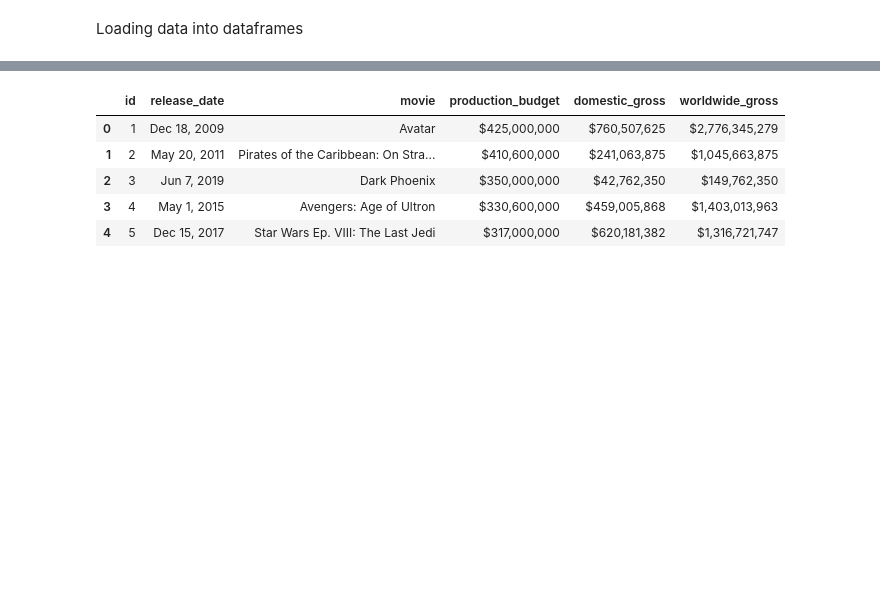
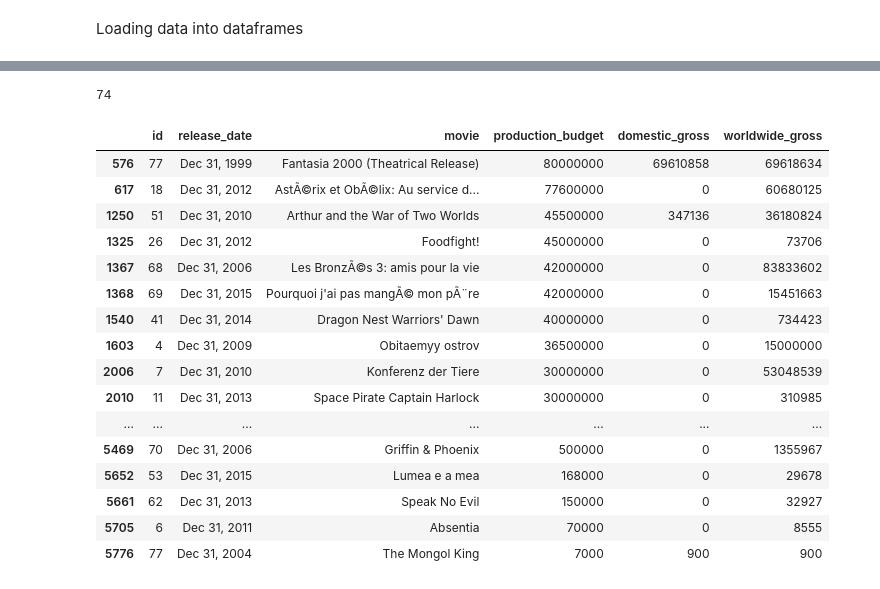
Before and after one commit to stevenkyle2013/Movie-Project, a Jupyter notebook: Data Cleaning.ipynb, the cells around one changed output, grey strips where cells are left out. Cells and saved outputs as stored; diff of their text form; code cells hidden in the pictures; blank space fills up the shorter version.

Commit message:
Cleaned budge/gross columns and started working on the dates column in tnm file

```diff
--- a/Data Cleaning.ipynb
+++ b/Data Cleaning.ipynb
@@ -78 +74,18 @@ newtnm = pd.concat([tnm,df_to_drop]).drop_duplicates(keep=False)
+# %%
+#Cleaning up tnmfile
+
+#Dropping columns with $0 for domestic_gross and worldwide_gross (only 367 out of 5782 data entries: ~5%)
+df_to_drop1 = tnmmov.loc[(tnmmov['domestic_gross'] == '$0') & (tnmmov['worldwide_gross'] == '$0')] #throw these out
+newtnm = pd.concat([tnmmov,df_to_drop1]).drop_duplicates(keep=False)
+
+#Making production_budget, domestic_gross and worldwide_gross values to int instead of string
+newtnm['production_budget'] = newtnm.production_budget.map(lambda x: int(x.replace('$','').replace(',','')))
+newtnm['domestic_gross'] = newtnm.domestic_gross.map(lambda x: int(x.replace('$','').replace(',','')))
+newtnm['worldwide_gross'] = newtnm.worldwide_gross.map(lambda x: int(x.replace('$','').replace(',','')))
+
+#Dec 31 is a placeholder date (only 74 entries, lets throw out instead of looking up each movie date)
+#Total thrown out is 7.62% of original data
+#Lets make the release dates month/year and take out the days
+df_to_drop2 = newtnm[newtnm.release_date.map(lambda x: x.startswith('Dec 31,'))]
+newtnmForDateComp = pd.concat([newtnm,df_to_drop2]).drop_duplicates(keep=False)
 # %%
@@ -141,13 +96,27 @@ tmdbmov.head()
-# %%
-tnm.head()
-
-len(tnm)
-# %% [output]
-|  | id | release_date | movie | production_budget | domestic_gross | worldwide_gross |
-| 0 | 1 | Dec 18, 2009 | Avatar | $425,000,000 | $760,507,625 | $2,776,345,279 |
-| 1 | 2 | May 20, 2011 | Pirates of the Caribbean: On Stra... | $410,600,000 | $241,063,875 | $1,045,663,875 |
-| 2 | 3 | Jun 7, 2019 | Dark Phoenix | $350,000,000 | $42,762,350 | $149,762,350 |
-| 3 | 4 | May 1, 2015 | Avengers: Age of Ultron | $330,600,000 | $459,005,868 | $1,403,013,963 |
-| 4 | 5 | Dec 15, 2017 | Star Wars Ep. VIII: The Last Jedi | $317,000,000 | $620,181,382 | $1,316,721,747 |
+# %%
+test = newtnm[newtnm.release_date.map(lambda x: x.startswith('Dec 31,'))]
+len(test)
+# %% [output]
+74
+# %%
+test
+# %% [output]
+|  | id | release_date | movie | production_budget | domestic_gross | worldwide_gross |
+| 576 | 77 | Dec 31, 1999 | Fantasia 2000 (Theatrical Release) | 80000000 | 69610858 | 69618634 |
+| 617 | 18 | Dec 31, 2012 | AstÃ©rix et ObÃ©lix: Au service d... | 77600000 | 0 | 60680125 |
+| 1250 | 51 | Dec 31, 2010 | Arthur and the War of Two Worlds | 45500000 | 347136 | 36180824 |
+| 1325 | 26 | Dec 31, 2012 | Foodfight! | 45000000 | 0 | 73706 |
+| 1367 | 68 | Dec 31, 2006 | Les BronzÃ©s 3: amis pour la vie | 42000000 | 0 | 83833602 |
+| 1368 | 69 | Dec 31, 2015 | Pourquoi j'ai pas mangÃ© mon pÃ¨re | 42000000 | 0 | 15451663 |
+| 1540 | 41 | Dec 31, 2014 | Dragon Nest Warriors' Dawn | 40000000 | 0 | 734423 |
+| 1603 | 4 | Dec 31, 2009 | Obitaemyy ostrov | 36500000 | 0 | 15000000 |
+| 2006 | 7 | Dec 31, 2010 | Konferenz der Tiere | 30000000 | 0 | 53048539 |
+| 2010 | 11 | Dec 31, 2013 | Space Pirate Captain Harlock | 30000000 | 0 | 310985 |
+| ... | ... | ... | ... | ... | ... | ... |
+| 5469 | 70 | Dec 31, 2006 | Griffin & Phoenix | 500000 | 0 | 1355967 |
+| 5652 | 53 | Dec 31, 2015 | Lumea e a mea | 168000 | 0 | 29678 |
+| 5661 | 62 | Dec 31, 2013 | Speak No Evil | 150000 | 0 | 32927 |
+| 5705 | 6 | Dec 31, 2011 | Absentia | 70000 | 0 | 8555 |
+| 5776 | 77 | Dec 31, 2004 | The Mongol King | 7000 | 900 | 900 |
 # %%
 BomGross.head()
```
Also changed, not shown: parts of 9 cells of this notebook, 1 other file.
